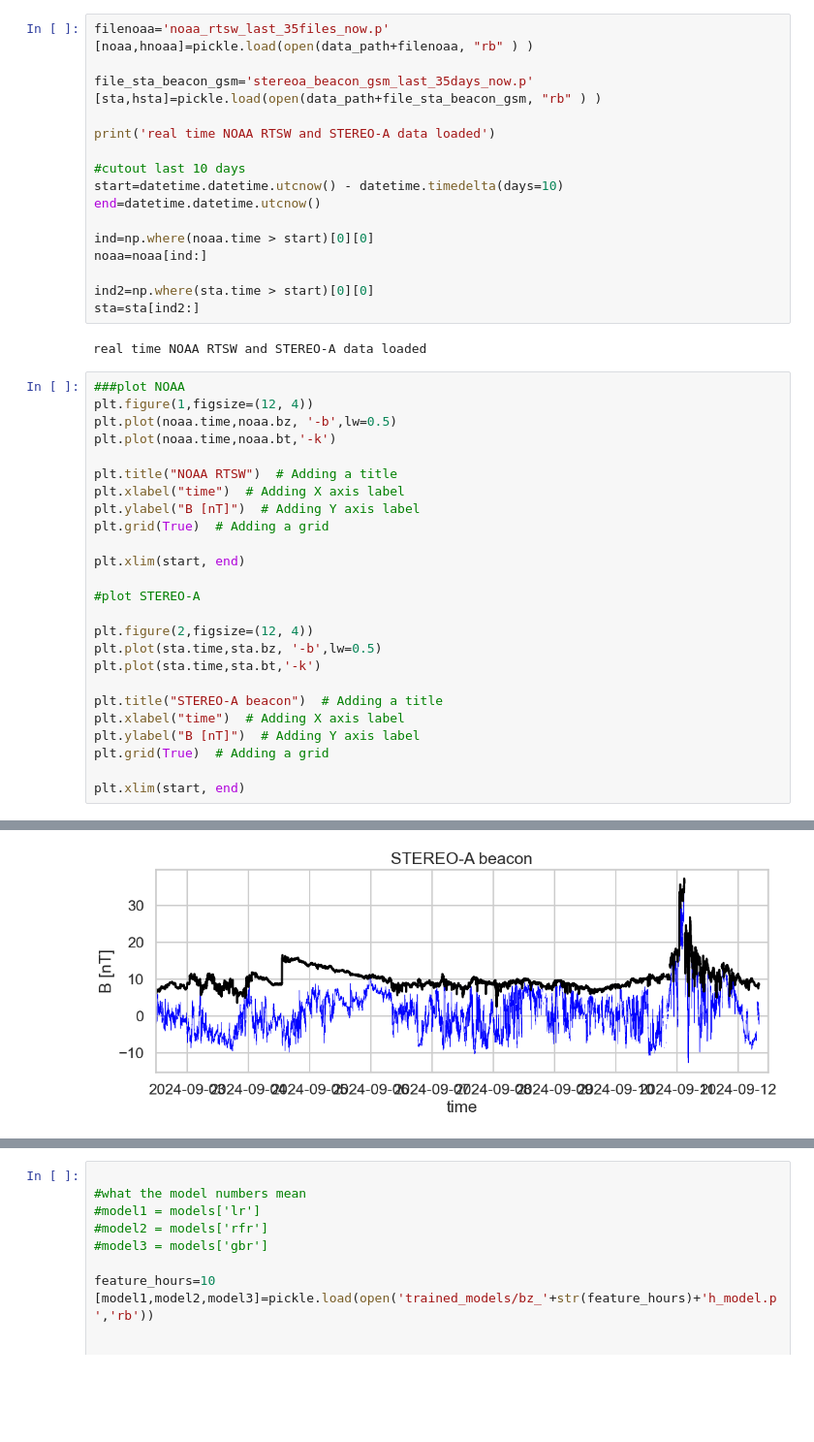
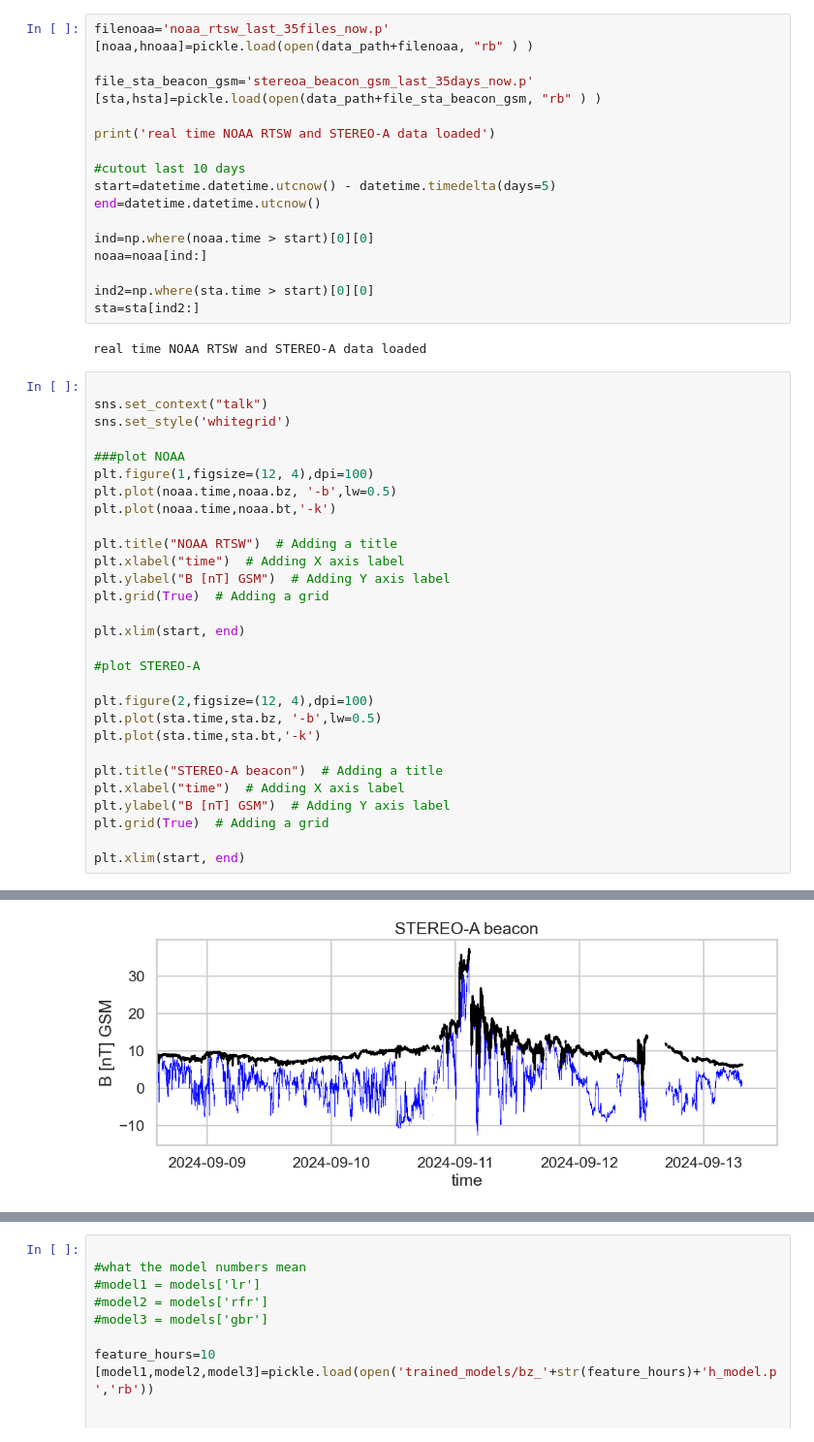
Before and after one commit to helioforecast/mfpred, a Jupyter notebook: mfrpred_deploy.ipynb, the cells around one changed output, grey strips where cells are left out. Shown at 97% size. Drawn from its saved outputs; the diff is of its cells as text; blank space fills up the shorter version.

```diff
--- a/mfrpred_deploy.ipynb
+++ b/mfrpred_deploy.ipynb
@@ -126,7 +518,7 @@ file_sta_beacon_gsm='stereoa_beacon_gsm_last_35days_now.p'
 print('real time NOAA RTSW and STEREO-A data loaded')
 
 #cutout last 10 days
-start=datetime.datetime.utcnow() - datetime.timedelta(days=10)
+start=datetime.datetime.utcnow() - datetime.timedelta(days=5)
 end=datetime.datetime.utcnow()
 
 ind=np.where(noaa.time > start)[0][0]
@@ -137,27 +529,31 @@ sta=sta[ind2:]
 # %% [output]
 real time NOAA RTSW and STEREO-A data loaded
 # %%
+
+sns.set_context("talk")
+sns.set_style('whitegrid')
+
 ###plot NOAA
-plt.figure(1,figsize=(12, 4))
+plt.figure(1,figsize=(12, 4),dpi=100)
 plt.plot(noaa.time,noaa.bz, '-b',lw=0.5)
 plt.plot(noaa.time,noaa.bt,'-k')
 
 plt.title("NOAA RTSW")  # Adding a title
 plt.xlabel("time")  # Adding X axis label
-plt.ylabel("B [nT]")  # Adding Y axis label
+plt.ylabel("B [nT] GSM")  # Adding Y axis label
 plt.grid(True)  # Adding a grid
 
 plt.xlim(start, end)
 
 #plot STEREO-A
 
-plt.figure(2,figsize=(12, 4))
+plt.figure(2,figsize=(12, 4),dpi=100)
 plt.plot(sta.time,sta.bz, '-b',lw=0.5)
 plt.plot(sta.time,sta.bt,'-k')
 
 plt.title("STEREO-A beacon")  # Adding a title
 plt.xlabel("time")  # Adding X axis label
-plt.ylabel("B [nT]")  # Adding Y axis label
+plt.ylabel("B [nT] GSM")  # Adding Y axis label
 plt.grid(True)  # Adding a grid
 
 plt.xlim(start, end)
@@ -167,4 +563,4 @@ plt.xlim(start, end)
-[figure, old version]
+[figure, new version]
 # %%
 
 sns.set_context("talk")
```
Also changed, not shown: parts of 32 cells of this notebook, 14 other files.
